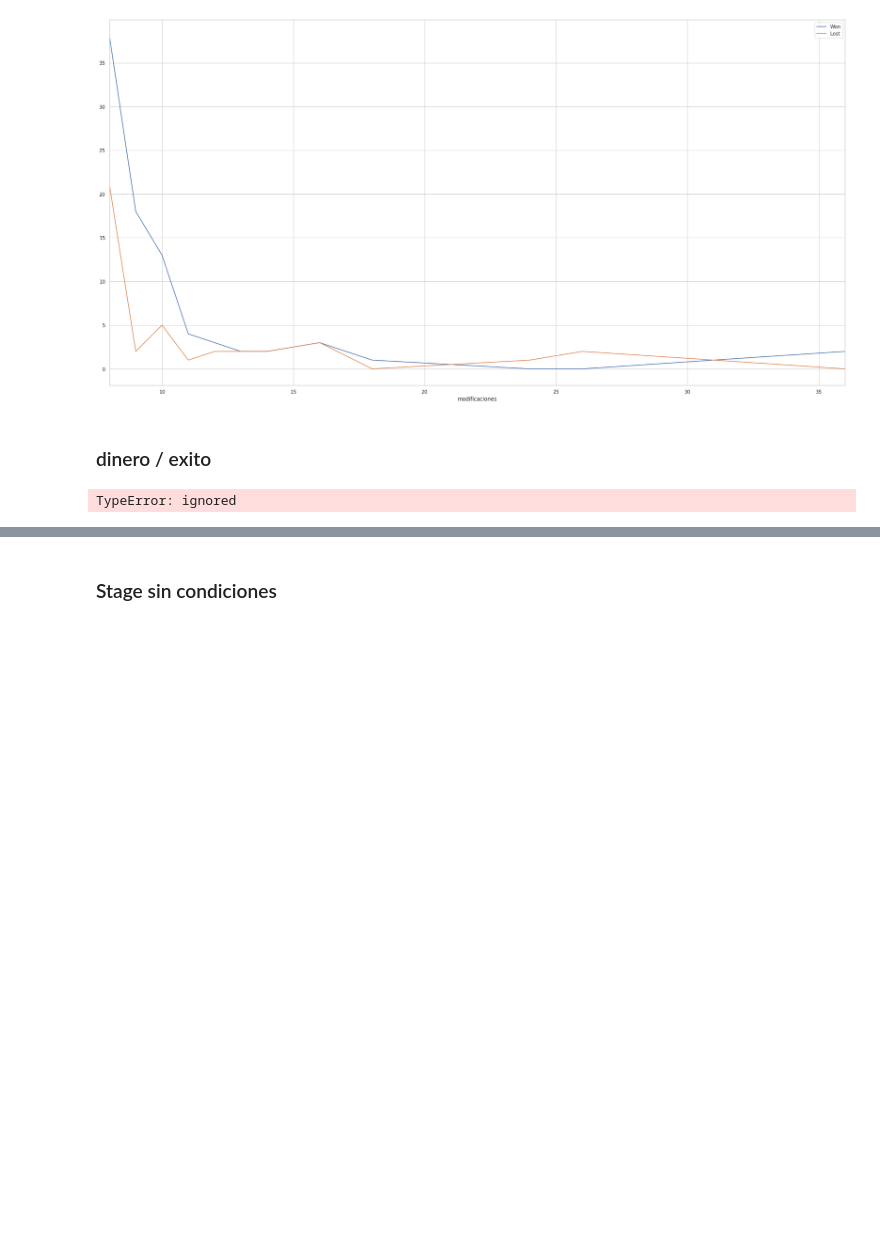
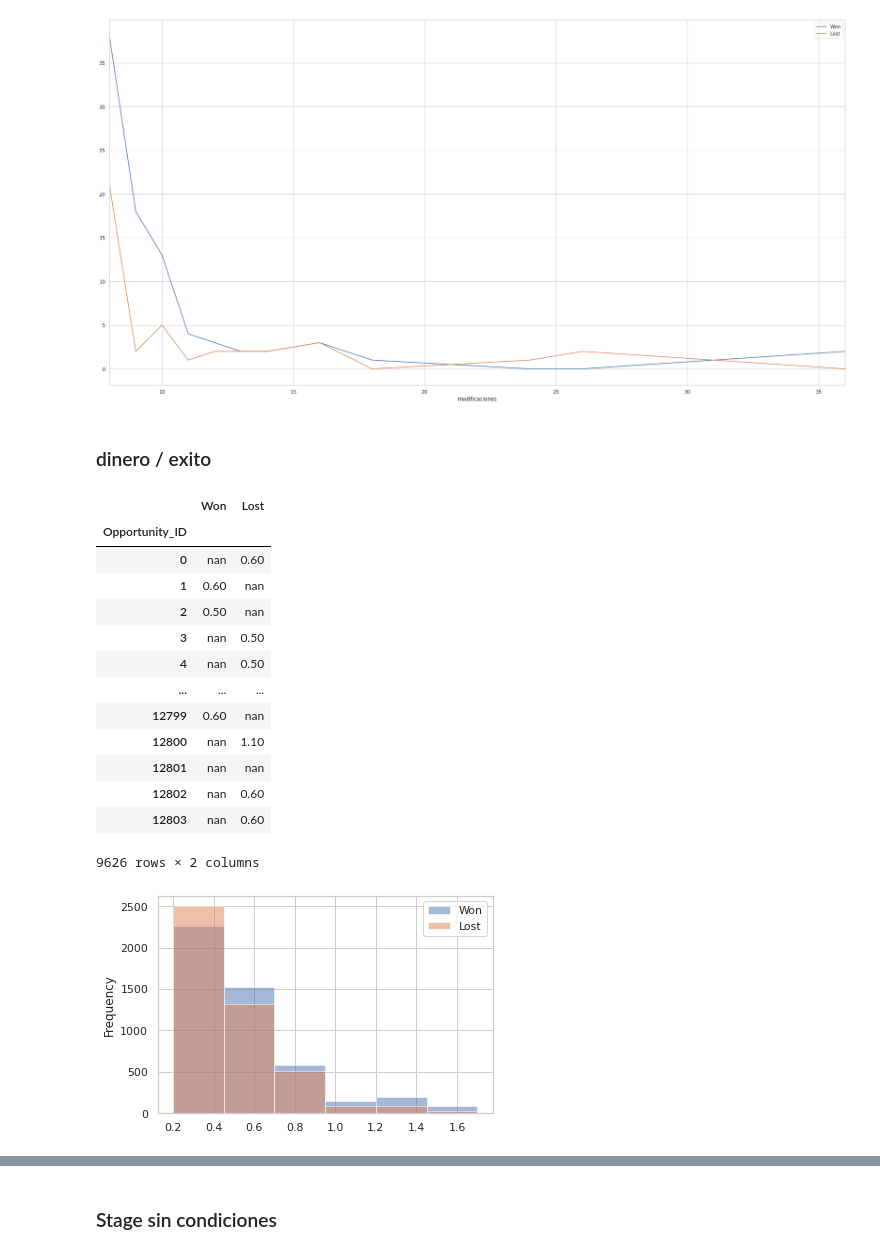
Before and after one commit to GIBelletti/TP1-datos, a Jupyter notebook: TP1.ipynb, the cells around one changed output, grey strips where cells are left out. Drawn from its saved outputs; the diff is of its cells as text; code cells hidden in the pictures; blank space fills up the shorter version.

```diff
--- a/TP1.ipynb
+++ b/TP1.ipynb
@@ -356,22 +356,50 @@ def relacionExitoDinero(df,columna,redondeo=2):
   data = df[[columna,'Won','Lost']]
   data[columna] = data[columna].agg(lambda x: x.round(redondeo))
   data = data[data[columna] > 0]
-  data = data.groupby(columna).agg({'Won':'sum','Lost':'sum'})
+  data['Won'] = data['Won'].agg(lambda x: x if x > 0 else None)
+  data['Lost'] = data['Lost'].agg(lambda x: x if x > 0 else None)
+  data['Won'] = data['Won'] * data[columna]
+  data['Lost'] = data['Lost'] * data[columna]
+  #data = data.groupby(columna).agg({'Won':'sum','Lost':'sum'})
   #limiteInferior = data[columna].min()
   #limiteSuperior = data[columna].max()
-  limiteInferior = data.index.min()
-  limiteSuperior = data.index.max()
+  #limiteInferior = data.index.min()
+  #limiteSuperior = data.index.max()
   #data = data.replace(0.0)
   #data['valores'] = (data['Won'],data['Lost'])
   #data = data.pivot_table(data, values='valores', index=['A', 'B'], columns=['C'], aggfunc=np.sum)
-  data = data.T()
-  plot = data.plot.hist(subplots=True, xlim=(limiteInferior,limiteSuperior),bins= 10, alpha=0.5)
+  #plot = data.plot.hist(subplots=True, xlim=(limiteInferior,limiteSuperior),bins= 10, alpha=0.5)
+  limiteInferior = data['Won'].mean() - data['Won'].std()
+  limiteSuperior = data['Won'].mean() + data['Won'].std()
+  data['Won'] = data['Won'].agg(lambda x: x if (x < limiteSuperior and x > limiteInferior) else None)
+  data['Lost'] = data['Lost'].agg(lambda x: x if (x < limiteSuperior and x > limiteInferior) else None)
+  cantidad = data[columna].unique().size / 10
+  if (cantidad > 100):
+    cantidad = 100
+  else:
+    cantidad = int(cantidad)
+  data = data[['Won','Lost']]
+  plot = data.plot.hist(subplots=False, bins= cantidad, alpha=0.5)
   return data
 # %%
 
-relacionExitoDinero(agrupacion,'ASP_(converted)')
+relacionExitoDinero(agrupacion,'ASP_(converted)',1)
 # %% [output]
+|  | Won | Lost |
+| Opportunity_ID |  |  |
+| 0 | nan | 0.60 |
+| 1 | 0.60 | nan |
+| 2 | 0.50 | nan |
+| 3 | nan | 0.50 |
+| 4 | nan | 0.50 |
+| ... | ... | ... |
+| 12799 | 0.60 | nan |
+| 12800 | nan | 1.10 |
+| 12801 | nan | nan |
+| 12802 | nan | 0.60 |
+| 12803 | nan | 0.60 |
-TypeError: ignored
+9626 rows × 2 columns
+[figure, added]
 # %%
 
 relacionExitoDinero(agrupacion,'Total_Amount',0)
```
Also changed, not shown: parts of 3 cells of this notebook.
